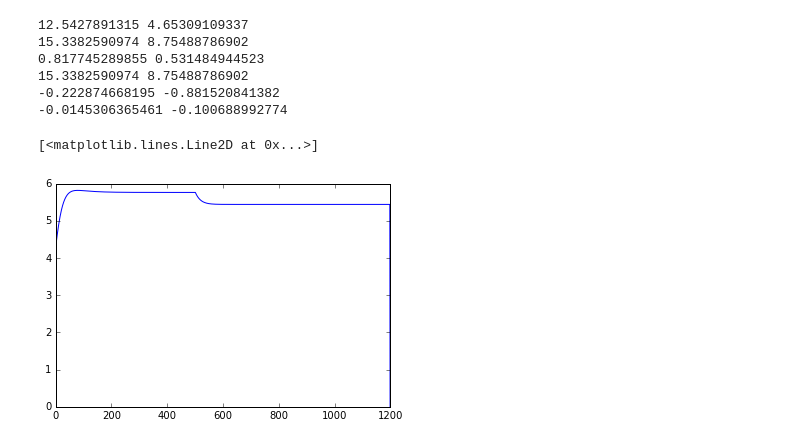
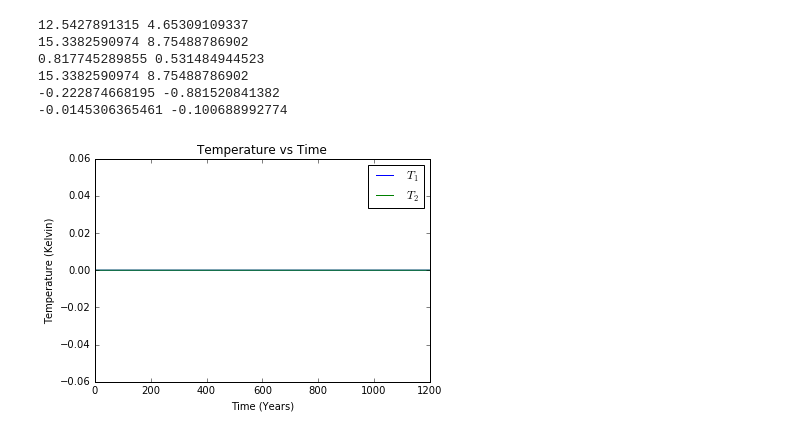
Before and after one commit to ccovington1959/Climate-Model, a Jupyter notebook: Climate Model.ipynb, the cells around one changed output. Saved outputs shown, nothing was run; the diff lists cells and outputs as text; code cells hidden in the pictures.

```diff
--- a/Climate Model.ipynb
+++ b/Climate Model.ipynb
@@ -114,8 +114,30 @@ print(cT1,cT2)
 15.3382590974 8.75488786902
 -0.222874668195 -0.881520841382
 -0.0145306365461 -0.100688992774
-# %%
-plot(t,F)
-# %% [output]
-[<matplotlib.lines.Line2D at 0x...>]
-[figure, removed]
+# %%
+epsilon = [[1.0,0.0],[0.0,1.0]]
+maxtime = 1200           # sets length of simulation
+t = arange(0,maxtime,dt) # time array
+T1 = zeros((2,maxtime))      # temperature array for T_1 box
+T2 = zeros((2,maxtime))      # temperature array for T_2 box
+F = zeros((2,maxtime))       # atmospheric heat transport array
+a = zeros((2,maxtime))
+T1[0,:] = T10              # sets initial temperature for T_1 box
+T2[0,:] = T20              # sets initial temperature for T_2 box
+for i in range(0,1):
+    epsilon1 = epsilon[i][0]
+    epsilon2 = epsilon[i][1]
+    for j in range(0,len(t)-1):                    # creates loop that cycles through all arrays
+        F[i][j] = newF(F0,gamma1,gamma2,T1[i][j],T2[i][j])  # sets new F value
+        a[i][j] = newa(T1[i][j],T2[i][j],Tice)             # recreates simulation above
+        T1[i][j+1] = T1[i][j] + (HdT1(S1,F[i][j],A,B,T1[i][j],epsilon1)) / H * dt           # updates temperature value for T_1 box
+        T2[i][j+1] = T2[i][j] + (HdT2(S2,alpha,a[i][j],F[i][j],A,B,T2[i][j],epsilon2)) / H * dt   # updates temperature value for T_2 box
+plot(t,T1[1],label="$T_1$")        # plots temperature vs time graph for T_1 box
+plot(t,T2[1],label="$T_2$")        # plots temperature vs time graph for T_2 box
+legend(loc="best")
+ylabel("Temperature (Kelvin)")
+xlabel("Time (Years)")
+title("Temperature vs Time")
+show()
+# %% [output]
+[figure, added]
```
Also changed, not shown: parts of 3 cells of this notebook.
